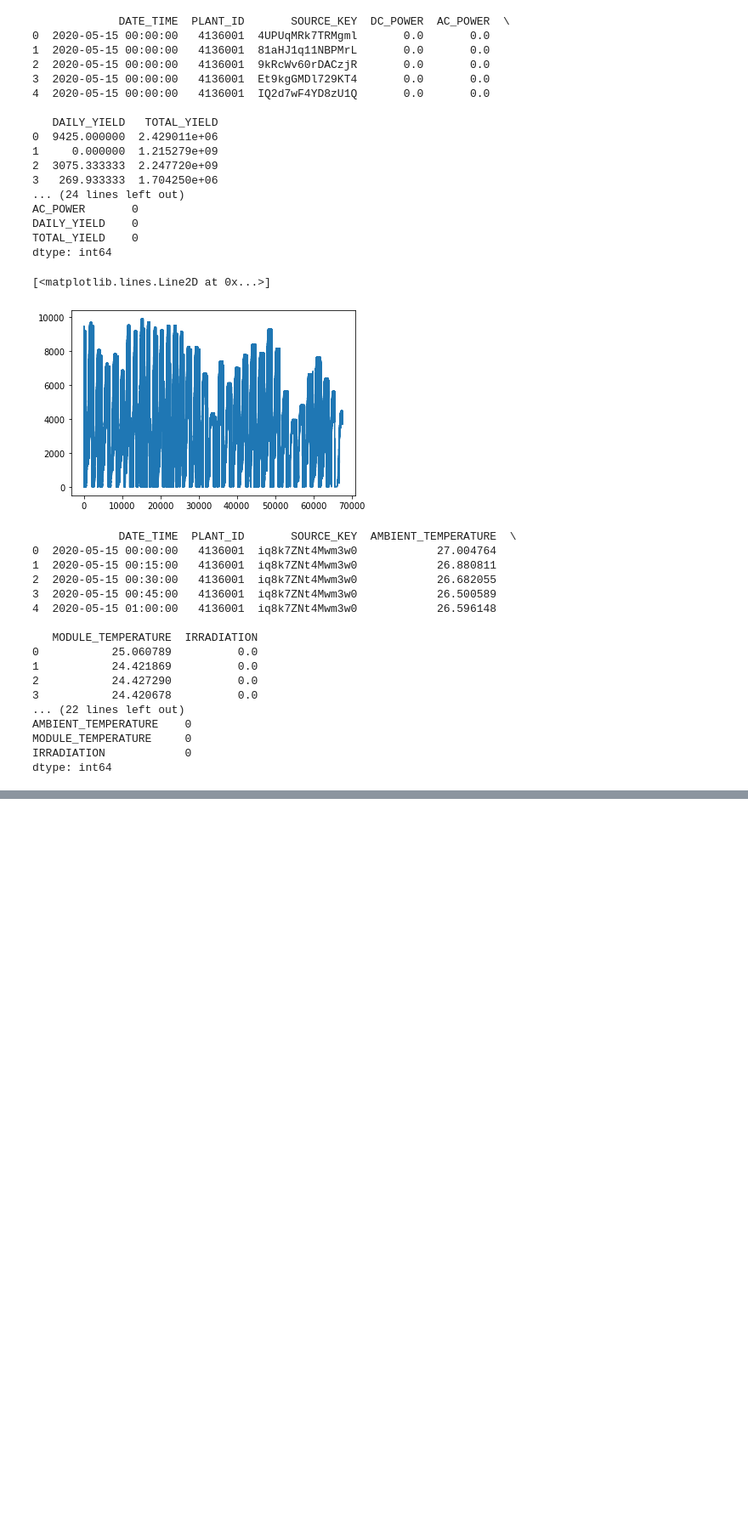
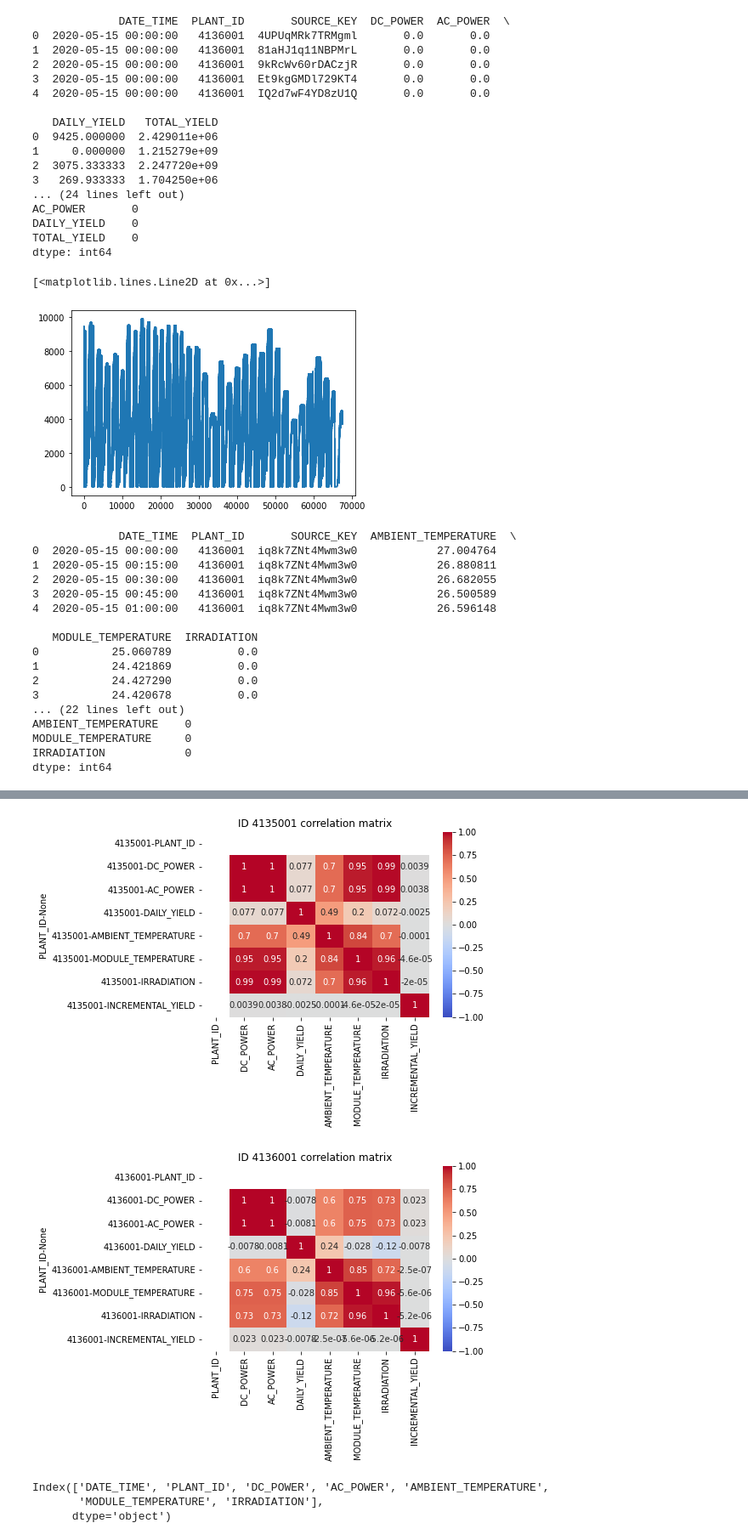
Before and after one commit to nimnathw/solar-power-generation, a Jupyter notebook: solar_power_generation.ipynb, the cells around one changed output, grey strips where cells are left out. Shown: that part at 85% size. Drawn from its saved outputs; the diff is of its cells as text; code cells hidden in the pictures; blank space fills up the shorter version.

```diff
--- a/solar_power_generation.ipynb
+++ b/solar_power_generation.ipynb
@@ -120,0 +168,11 @@ dtype: int64
+# %%
+# Merge plant and weather data
+plant_2 = pd.merge(gen_2, weather_1, on='DATE_TIME')
+
+# Perform first differencing on the variable TOTAL_YIELD to get the incremental yield
+plant_2["INCREMENTAL_YIELD"]= plant_2["TOTAL_YIELD"].diff()
+plant_2 = plant_2.drop(["TOTAL_YIELD"], axis=1)
+
+print(plant_2.head())
+print(plant_2.info())
+print(plant_2.isnull().sum(axis=0))
@@ -120,0 +293,20 @@ dtype: int64
+# %%
+# group the data by the ID column and calculate the correlation matrix for each group
+corr_matrices = combined.groupby('PLANT_ID')[combined.columns].corr()
+
+# plot the resulting correlation matrices using Seaborn heatmap
+for id_value, corr_matrix in corr_matrices.groupby(level=0):
+    sns.heatmap(corr_matrix, annot=True, cmap='coolwarm', vmin=-1, vmax=1)
+    plt.title(f'ID {id_value} correlation matrix')
+    plt.show()
+# %% [output]
+[figure, added]
+[figure, added]
+# %%
+# Target is AC_POWER. Drop unnecessary columns
+combined = combined.drop(["DAILY_YIELD", "INCREMENTAL_YIELD"], axis=1)
+print(combined.columns)
+# %% [output]
+Index(['DATE_TIME', 'PLANT_ID', 'DC_POWER', 'AC_POWER', 'AMBIENT_TEMPERATURE',
+       'MODULE_TEMPERATURE', 'IRRADIATION'],
+      dtype='object')
```
Also changed, not shown: parts of 22 cells of this notebook.
